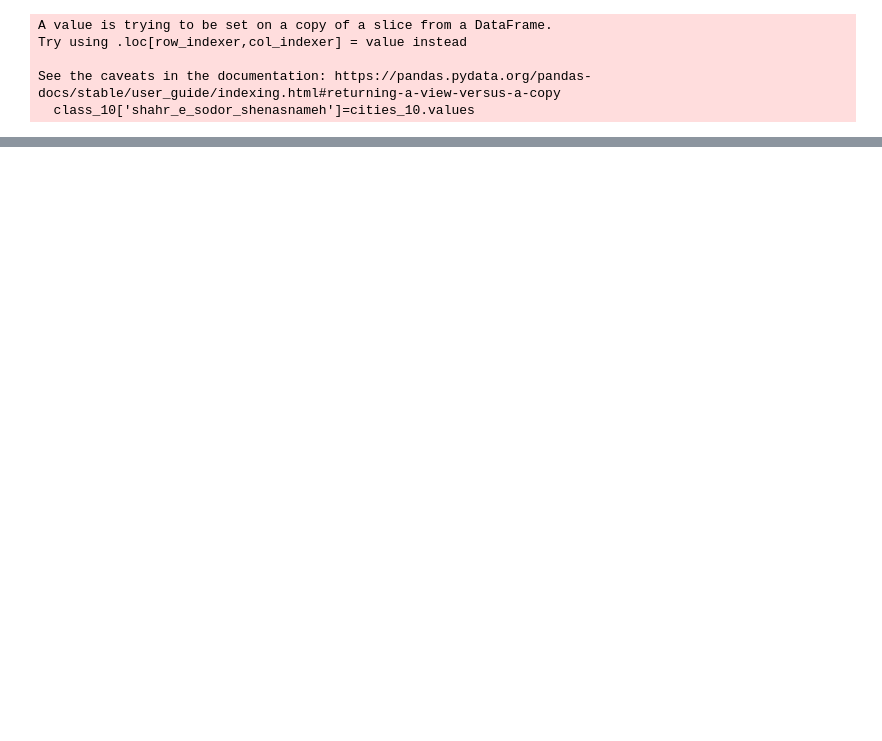
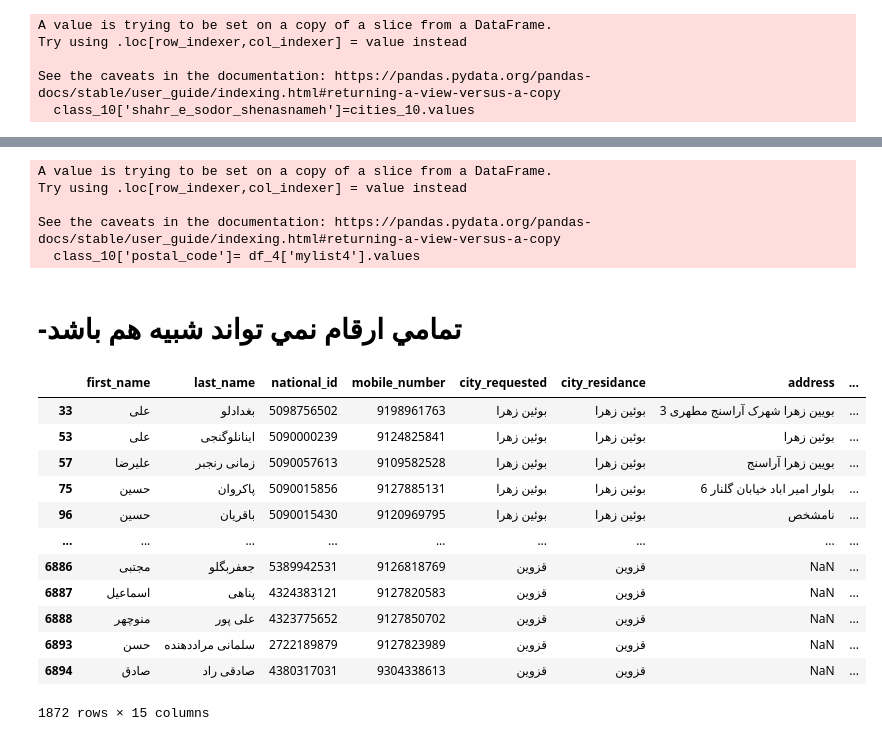
Before and after one commit to mmortazavi/ml_demystified, a Jupyter notebook: projects/gis/preoroccessing_neginnezamloo.ipynb, the cells around one changed output, grey strips where cells are left out. Drawn from its saved outputs; the diff is of its cells as text; code cells hidden in the pictures; blank space fills up the shorter version.

Commit message:
updates about postal code in class_10

```diff
--- a/projects/gis/preoroccessing_neginnezamloo.ipynb
+++ b/projects/gis/preoroccessing_neginnezamloo.ipynb
@@ -216,0 +478,13 @@ See the caveats in the documentation: https://pandas.pydata.org/pandas-docs/stab
+# %%
+mylist3=[]
+
+for i in class_10['postal_code'].astype(str):
+
+    if i[0:1 ]!= i[1:2]!= i[2:3]!= i[3:4] :
+
+        mylist3.append(i)
+    else:
+        mylist3.append('1111111111')
+
+df_3= pd.DataFrame(mylist3 , columns=['mylist3'])
+df_3.value_counts() #returns 1872 ta '1111111111'
@@ -216,0 +505,4 @@ See the caveats in the documentation: https://pandas.pydata.org/pandas-docs/stab
+# %%
+# replacing class_10['postal_code'] (df_2) with df_3
+
+class_10['postal_code']= df_3['mylist3'].values
@@ -216,0 +517,13 @@ See the caveats in the documentation: https://pandas.pydata.org/pandas-docs/stab
+# %%
+mylist4=[]
+
+for i in class_10['postal_code'].astype(str):
+
+    if i[4:5]!='5':
+
+        mylist4.append(i)
+    else:
+        mylist4.append('1111111111')
+
+df_4= pd.DataFrame(mylist4 , columns=['mylist4'])
+df_4.value_counts() #returns 1872 ta '1111111111'
@@ -216,0 +544,30 @@ See the caveats in the documentation: https://pandas.pydata.org/pandas-docs/stab
+# %%
+# replacing class_10['postal_code'] (df_3) with df_4
+
+class_10['postal_code']= df_4['mylist4'].values
+# %% [output]
+A value is trying to be set on a copy of a slice from a DataFrame.
+Try using .loc[row_indexer,col_indexer] = value instead
+
+See the caveats in the documentation: https://pandas.pydata.org/pandas-docs/stable/user_guide/indexing.html#returning-a-view-versus-a-copy
+  class_10['postal_code']= df_4['mylist4'].values
+# %% [markdown]
+# -تمامي ارقام نمي تواند شبيه هم باشد
+# %%
+class_10[class_10.postal_code == "1111111111"] #returns 1872  rows
+#for "6666666666","7777777777","8888888888","4444444444","5555555555","0000000000","2222222222" ,"3333333333",'9999999999'
+                     #returns 0 row
+# %% [output]
+|  | first_name | last_name | national_id | mobile_number | city_requested | city_residance | address | ... |
+| 33 | علی | بغدادلو | 5098756502 | 9198961763 | بوئین زهرا | بوئین زهرا | بویین زهرا شهرک آراسنج مطهری 3 | ... |
+| 53 | علی | اینانلوگنجی | 5090000239 | 9124825841 | بوئین زهرا | بوئین زهرا | بوئین زهرا | ... |
+| 57 | علیرضا | زمانی رنجبر | 5090057613 | 9109582528 | بوئین زهرا | بوئین زهرا | بویین زهرا آراسنج | ... |
+| 75 | حسین | پاکروان | 5090015856 | 9127885131 | بوئین زهرا | بوئین زهرا | بلوار امیر اباد خیابان گلنار 6 | ... |
+| 96 | حسین | باقریان | 5090015430 | 9120969795 | بوئین زهرا | بوئین زهرا | نامشخص | ... |
+| ... | ... | ... | ... | ... | ... | ... | ... | ... |
+| 6886 | مجتبی | جعفربگلو | 5389942531 | 9126818769 | قزوین | قزوین | NaN | ... |
+| 6887 | اسماعیل | پناهی | 4324383121 | 9127820583 | قزوین | قزوین | NaN | ... |
+| 6888 | منوچهر | علی پور | 4323775652 | 9127850702 | قزوین | قزوین | NaN | ... |
+| 6893 | حسن | سلمانی مراددهنده | 2722189879 | 9127823989 | قزوین | قزوین | NaN | ... |
+| 6894 | صادق | صادقی راد | 4380317031 | 9304338613 | قزوین | قزوین | NaN | ... |
+1872 rows × 15 columns
```
Also changed, not shown: parts of 45 cells of this notebook.
